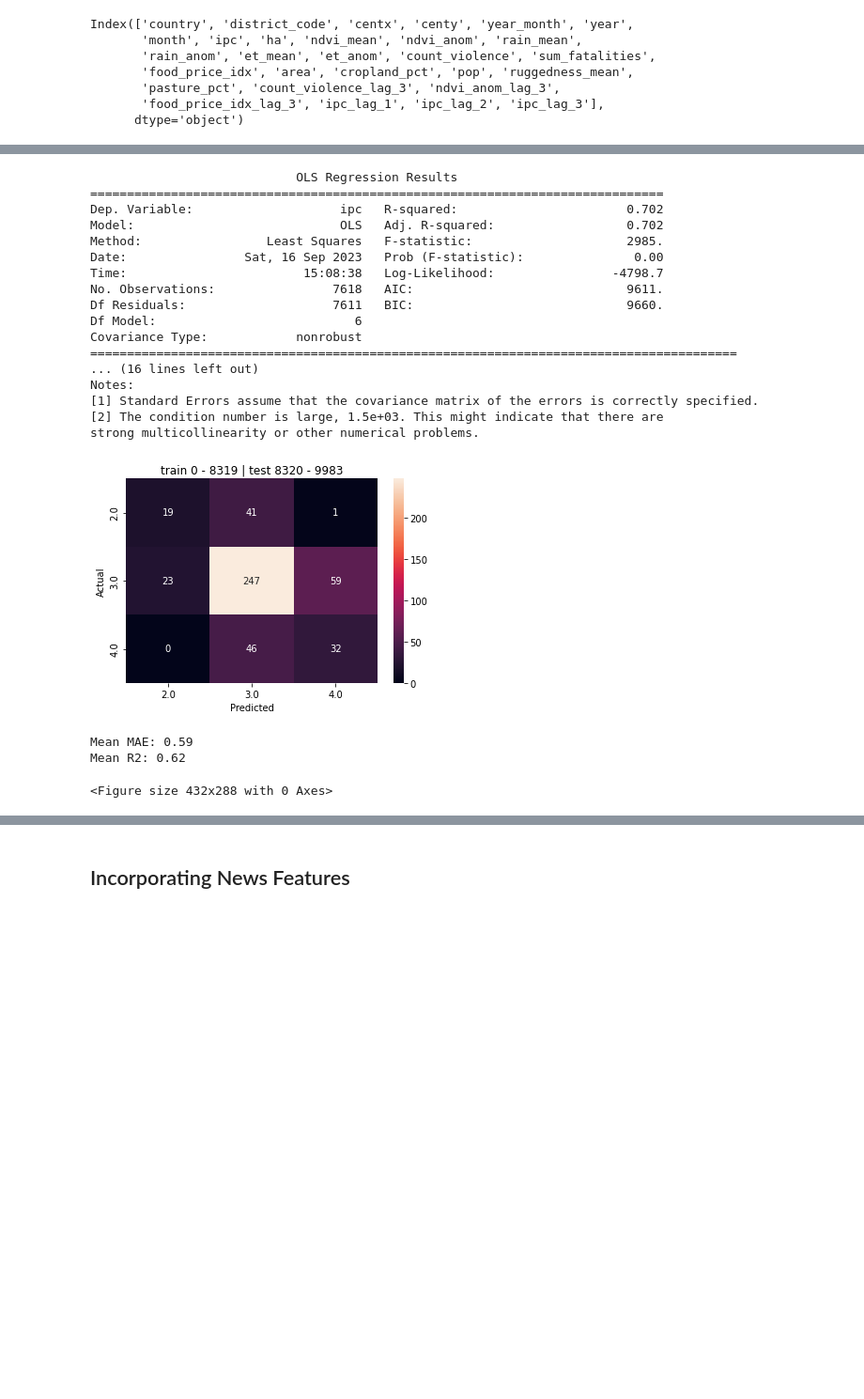
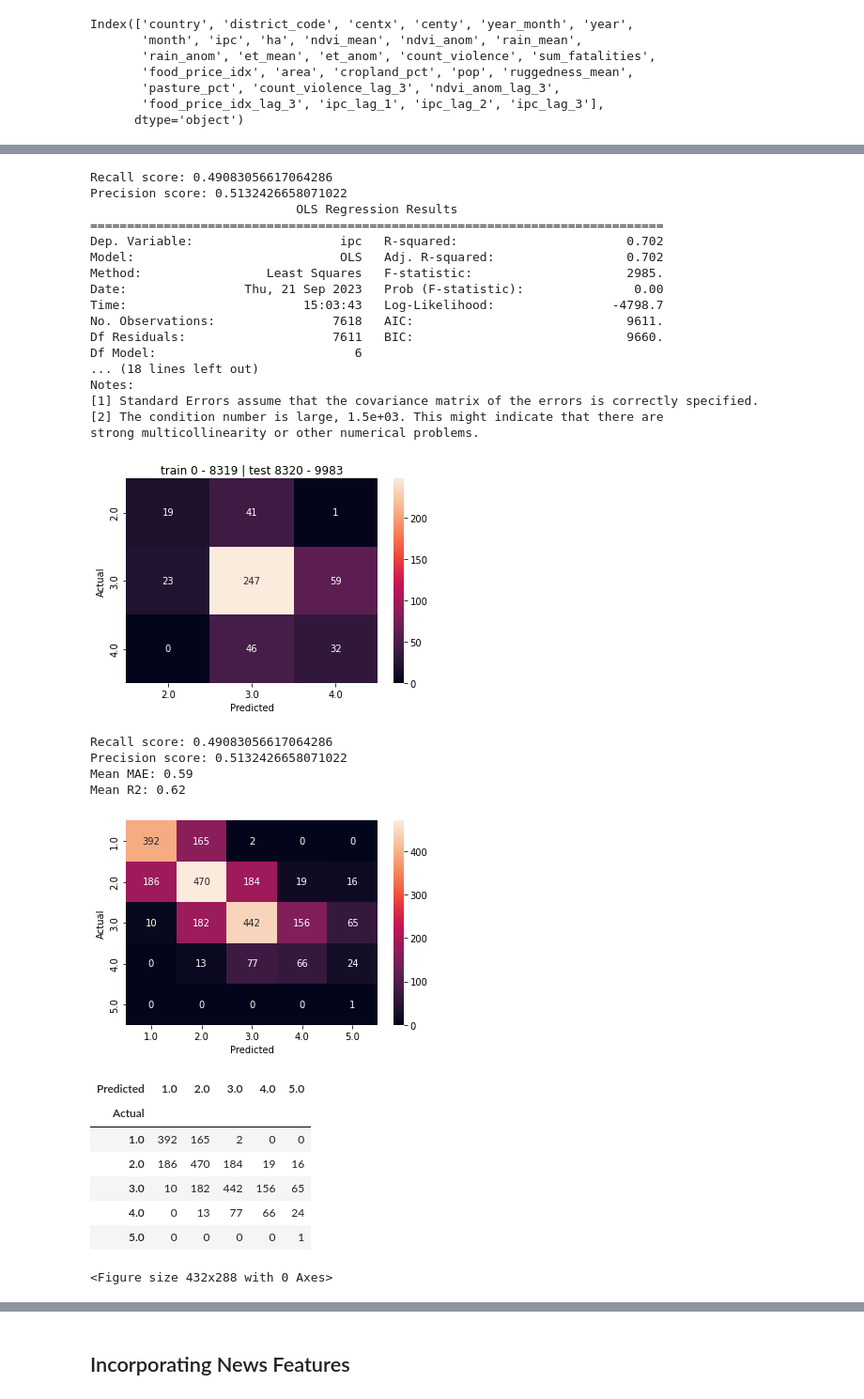
Before and after one commit to khknopp/JBG060-DC3, a Jupyter notebook: predictions.ipynb, the cells around one changed output, grey strips where cells are left out. Shown at 94% size. Drawn from its saved outputs; the diff is of its cells as text; code cells hidden in the pictures; blank space fills up the shorter version.

Commit message:
Aggregated confusion matrix + one helper function

```diff
--- a/predictions.ipynb
+++ b/predictions.ipynb
@@ -138,6 +140,18 @@ def plot_ConfusionMatrix(prediction, true, binary=False):
     plt.clf()
 
     return confusion_matrix
+# %%
+def preprocess(y_pred,y_true):
+
+    # Round prediction to nearest integer (i.e. the nearest phase)
+    pred = y_pred.round()
+    pred = np.minimum(pred, 5) # Cap maximum prediction at 5 (maximum phase)
+    pred = np.maximum(pred, 1) # Cap minimum prediction at 1 (minimum phase)
+
+    true = y_true.dropna() # drop NaN values
+    pred = pred.dropna()
+
+    return true, pred
 # %% [markdown]
 ## Making Predictions
 
@@ -179,6 +193,9 @@ cv = TimeSeriesSplit(n_splits=5) # Define TimeSeriesSplit with 5 splits
 # Initinalize empty lists to score scores
 mae_values = list()
 r2_values = list()
+# Initialize empty Series for aggregated confusion matrix
+predictions = pd.Series()
+all_true_ipc = pd.Series()
 
 for train_index, val_index in cv.split(X): # Loop over the different training-test splits
 
@@ -203,10 +220,21 @@ for train_index, val_index in cv.split(X): # Loop over the different training-te
     r2_values.append(results.rsquared)
 
     plt.title('train %s - %s | test %s - %s' % (train_index[0], train_index[-1], val_index[0], val_index[-1]))
-    plot_ConfusionMatrix(prediction = y_pred, true = y_val['ipc']) # Plot confusion matrix
+    plot_ConfusionMatrix(prediction = y_pred, true = y_val['ipc']) # Plot confusion matrix, (from helper functions)
+
+    preprocess(y_pred,y_val['ipc']) # Preprocess predictions for precision and recall
+
+    predictions = pd.concat([predictions, y_pred]) # Concatenate predictions over iterations for final confusion matrix
+    all_true_ipc = pd.concat([all_true_ipc, y_val['ipc']])
+
+    print("Recall score:", recall_score(true, pred, average="macro")) # takes true and pred variables as parameters returned by preprocess() function
+    print("Precision score:", precision_score(true, pred, average="macro"))
+
 
 print(f"Mean MAE: {np.mean(mae_values):.2f}") # Print MAE
 print(f"Mean R2: {np.mean(r2_values):.2f}") # Print R2
+
+plot_ConfusionMatrix(prediction = predictions, true = all_true_ipc) # Print confusion matrix aggregated from results of all splits
 # %% [output]
                             OLS Regression Results
 ==============================================================================
@@ -278,26 +306,36 @@ Covariance Type:            nonrobust
 Notes:
 [1] Standard Errors assume that the covariance matrix of the errors is correctly specified.
 [2] The condition number is large, 1.44e+03. This might indicate that there are
 strong multicollinearity or other numerical problems.
 [figure]
+Recall score: 0.49083056617064286
+Precision score: 0.5132426658071022
                             OLS Regression Results
 ==============================================================================
 Dep. Variable:                    ipc   R-squared:                       0.702
 Model:                            OLS   Adj. R-squared:                  0.702
 Method:                 Least Squares   F-statistic:                     2985.
-Date:                Sat, 16 Sep 2023   Prob (F-statistic):               0.00
-Time:                        15:08:38   Log-Likelihood:                -4798.7
+Date:                Thu, 21 Sep 2023   Prob (F-statistic):               0.00
+Time:                        15:03:43   Log-Likelihood:                -4798.7
 No. Observations:                7618   AIC:                             9611.
 Df Residuals:                    7611   BIC:                             9660.
 Df Model:                           6
-Covariance Type:            nonrobust
-========================================================================================
-... (16 lines left out)
+... (18 lines left out)
 Notes:
 [1] Standard Errors assume that the covariance matrix of the errors is correctly specified.
 [2] The condition number is large, 1.5e+03. This might indicate that there are
 strong multicollinearity or other numerical problems.
 [figure]
+Recall score: 0.49083056617064286
+Precision score: 0.5132426658071022
 Mean MAE: 0.59
 Mean R2: 0.62
+[figure, added]
+| Predicted | 1.0 | 2.0 | 3.0 | 4.0 | 5.0 |
+| Actual |  |  |  |  |  |
+| 1.0 | 392 | 165 | 2 | 0 | 0 |
+| 2.0 | 186 | 470 | 184 | 19 | 16 |
+| 3.0 | 10 | 182 | 442 | 156 | 65 |
+| 4.0 | 0 | 13 | 77 | 66 | 24 |
+| 5.0 | 0 | 0 | 0 | 0 | 1 |
 <Figure size 432x288 with 0 Axes>
```
Also changed, not shown: parts of 4 cells of this notebook.
